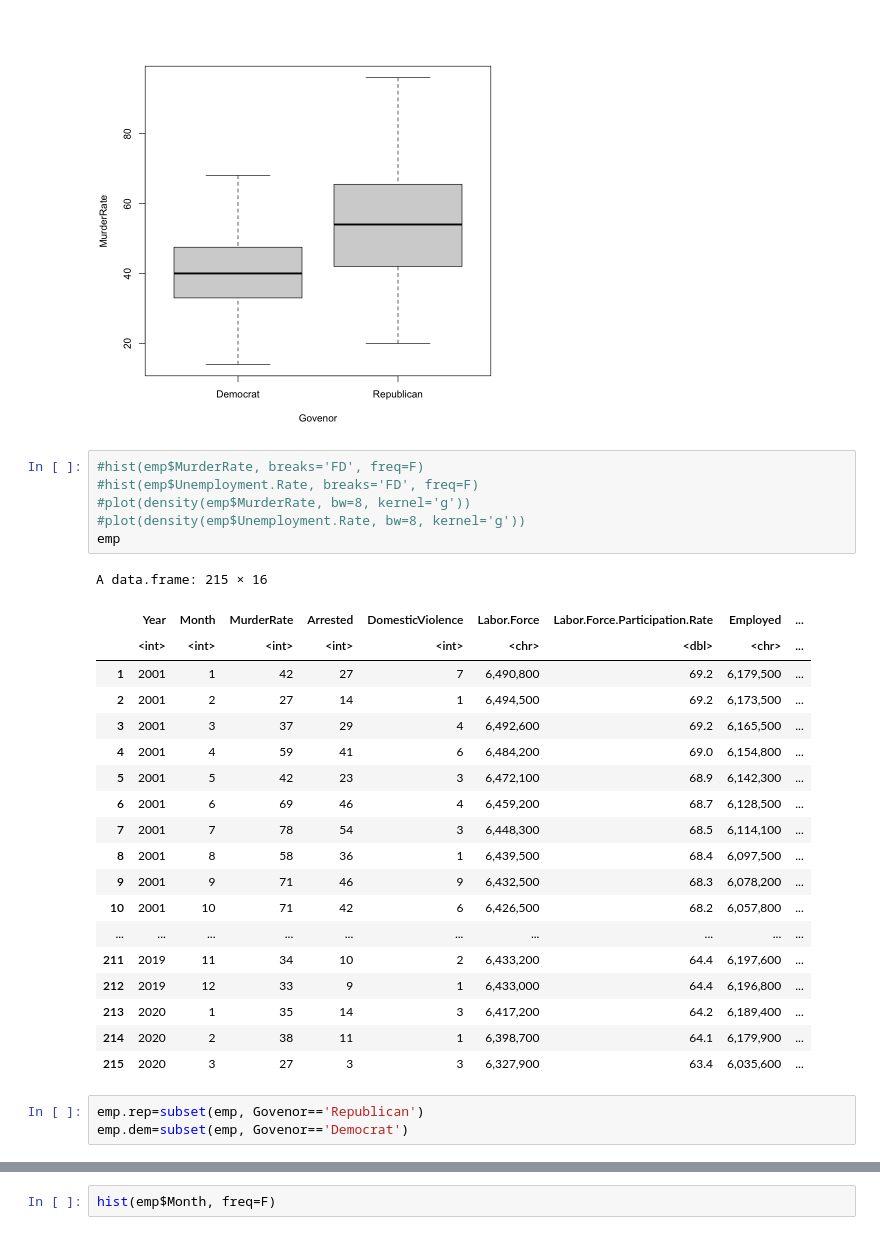
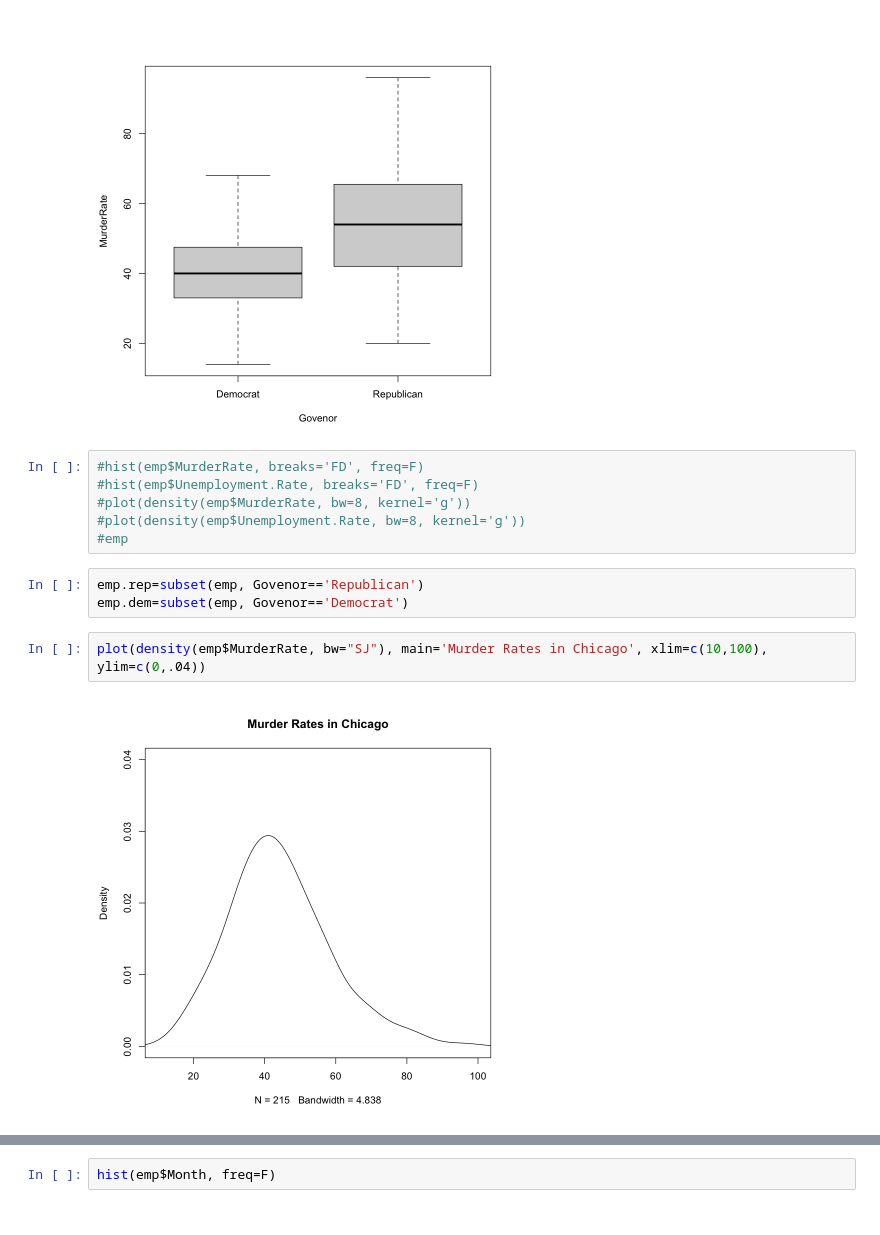
Before and after one commit to aporter1350/nonparametrics, a Jupyter notebook: code/Project.ipynb, the cells around one changed output, grey strips where cells are left out. Cells and saved outputs as stored; diff of their text form.

```diff
--- a/code/Project.ipynb
+++ b/code/Project.ipynb
@@ -18,27 +18,11 @@ boxplot(MurderRate~Govenor, data=emp)
 #hist(emp$Unemployment.Rate, breaks='FD', freq=F)
 #plot(density(emp$MurderRate, bw=8, kernel='g'))
 #plot(density(emp$Unemployment.Rate, bw=8, kernel='g'))
-emp
+#emp
-# %% [output]
-A data.frame: 215 × 16
-|  | Year | Month | MurderRate | Arrested | DomesticViolence | Labor.Force | Labor.Force.Participation.Rate | Employed | ... |
-|  | <int> | <int> | <int> | <int> | <int> | <chr> | <dbl> | <chr> | ... |
-| 1 | 2001 | 1 | 42 | 27 | 7 | 6,490,800 | 69.2 | 6,179,500 | ... |
-| 2 | 2001 | 2 | 27 | 14 | 1 | 6,494,500 | 69.2 | 6,173,500 | ... |
-| 3 | 2001 | 3 | 37 | 29 | 4 | 6,492,600 | 69.2 | 6,165,500 | ... |
-| 4 | 2001 | 4 | 59 | 41 | 6 | 6,484,200 | 69.0 | 6,154,800 | ... |
-| 5 | 2001 | 5 | 42 | 23 | 3 | 6,472,100 | 68.9 | 6,142,300 | ... |
-| 6 | 2001 | 6 | 69 | 46 | 4 | 6,459,200 | 68.7 | 6,128,500 | ... |
-| 7 | 2001 | 7 | 78 | 54 | 3 | 6,448,300 | 68.5 | 6,114,100 | ... |
-| 8 | 2001 | 8 | 58 | 36 | 1 | 6,439,500 | 68.4 | 6,097,500 | ... |
-| 9 | 2001 | 9 | 71 | 46 | 9 | 6,432,500 | 68.3 | 6,078,200 | ... |
-| 10 | 2001 | 10 | 71 | 42 | 6 | 6,426,500 | 68.2 | 6,057,800 | ... |
-| ... | ... | ... | ... | ... | ... | ... | ... | ... | ... |
-| 211 | 2019 | 11 | 34 | 10 | 2 | 6,433,200 | 64.4 | 6,197,600 | ... |
-| 212 | 2019 | 12 | 33 | 9 | 1 | 6,433,000 | 64.4 | 6,196,800 | ... |
-| 213 | 2020 | 1 | 35 | 14 | 3 | 6,417,200 | 64.2 | 6,189,400 | ... |
-| 214 | 2020 | 2 | 38 | 11 | 1 | 6,398,700 | 64.1 | 6,179,900 | ... |
-| 215 | 2020 | 3 | 27 | 3 | 3 | 6,327,900 | 63.4 | 6,035,600 | ... |
 # %%
 emp.rep=subset(emp, Govenor=='Republican')
 emp.dem=subset(emp, Govenor=='Democrat')
+# %%
+plot(density(emp$MurderRate, bw="SJ"), main='Murder Rates in Chicago', xlim=c(10,100), ylim=c(0,.04))
+# %% [output]
+[figure, added]
```
Also changed, not shown: parts of 11 cells of this notebook, 2 other files.
